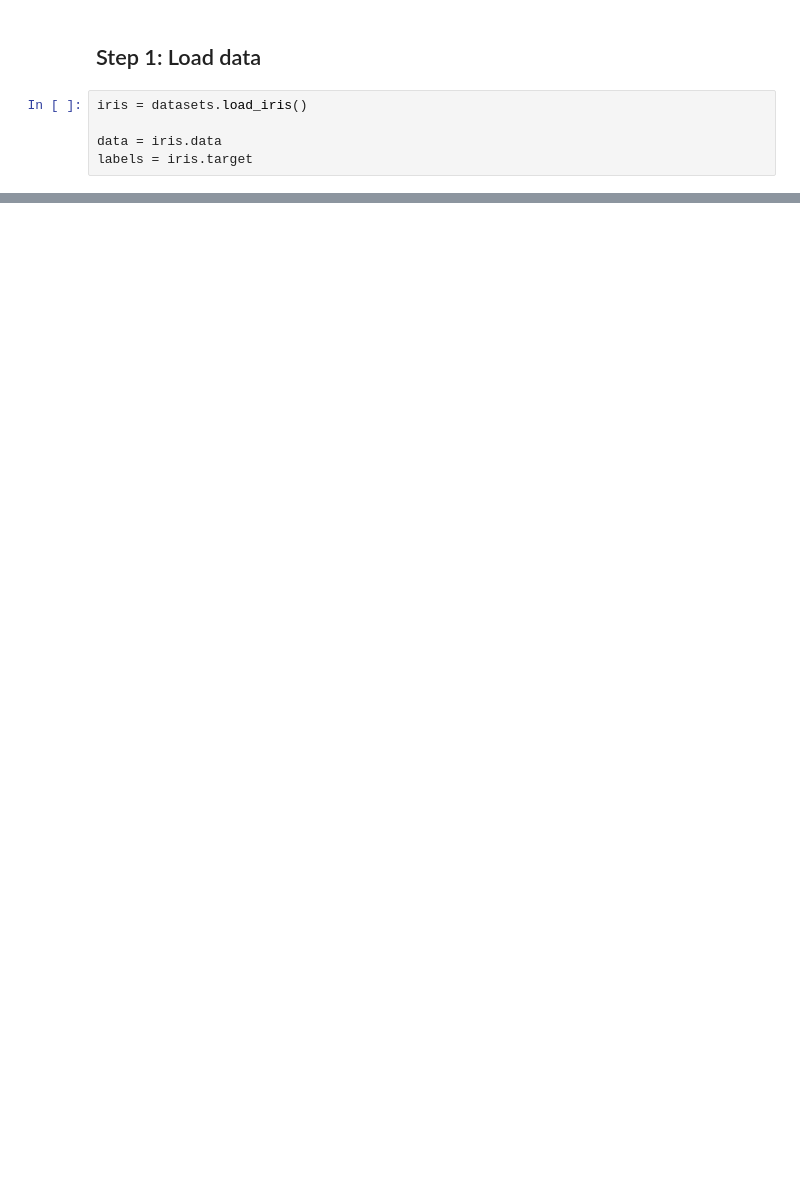
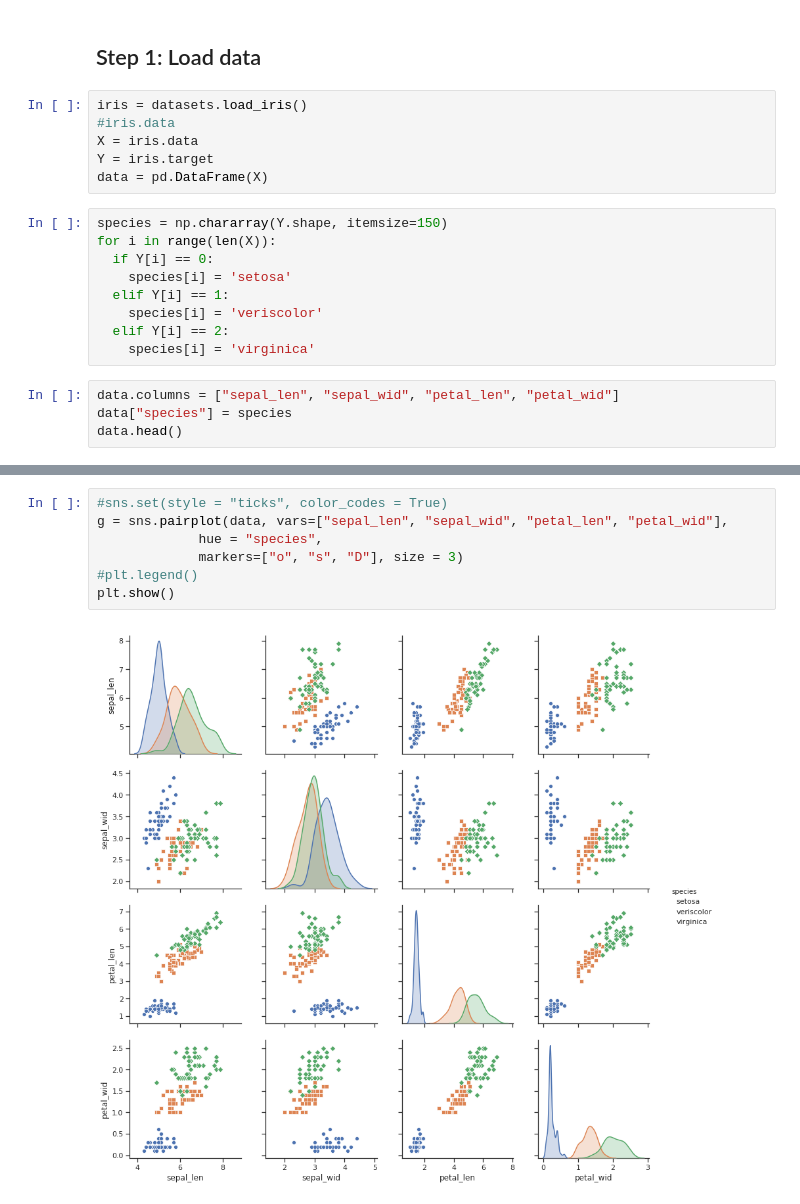
Before and after one commit to xslittlemaggie/Deep-Learning-Machine-Learning-Projects, a Jupyter notebook: PCA from scratch.ipynb, the cells around one changed output, grey strips where cells are left out. Cells and saved outputs as stored; diff of their text form; blank space fills up the shorter version.

```diff
--- a/PCA from scratch.ipynb
+++ b/PCA from scratch.ipynb
@@ -15,6 +19,20 @@ from sklearn import datasets
 ## Step 1: Load data
 # %%
 iris = datasets.load_iris()
-
-data = iris.data
-labels = iris.target
+#iris.data
+X = iris.data
+Y = iris.target
+data = pd.DataFrame(X)
+# %%
+species = np.chararray(Y.shape, itemsize=150)
+for i in range(len(X)):
+  if Y[i] == 0:
+    species[i] = 'setosa'
+  elif Y[i] == 1:
+    species[i] = 'veriscolor'
+  elif Y[i] == 2:
+    species[i] = 'virginica'
+# %%
+data.columns = ["sepal_len", "sepal_wid", "petal_len", "petal_wid"]
+data["species"] = species
+data.head()
@@ -20,0 +46,9 @@ labels = iris.target
+# %%
+#sns.set(style = "ticks", color_codes = True)
+g = sns.pairplot(data, vars=["sepal_len", "sepal_wid", "petal_len", "petal_wid"],
+             hue = "species",
+             markers=["o", "s", "D"], size = 3)
+#plt.legend()
+plt.show()
+# %% [output]
+[figure, added]
```
Also changed, not shown: parts of 26 cells of this notebook.
